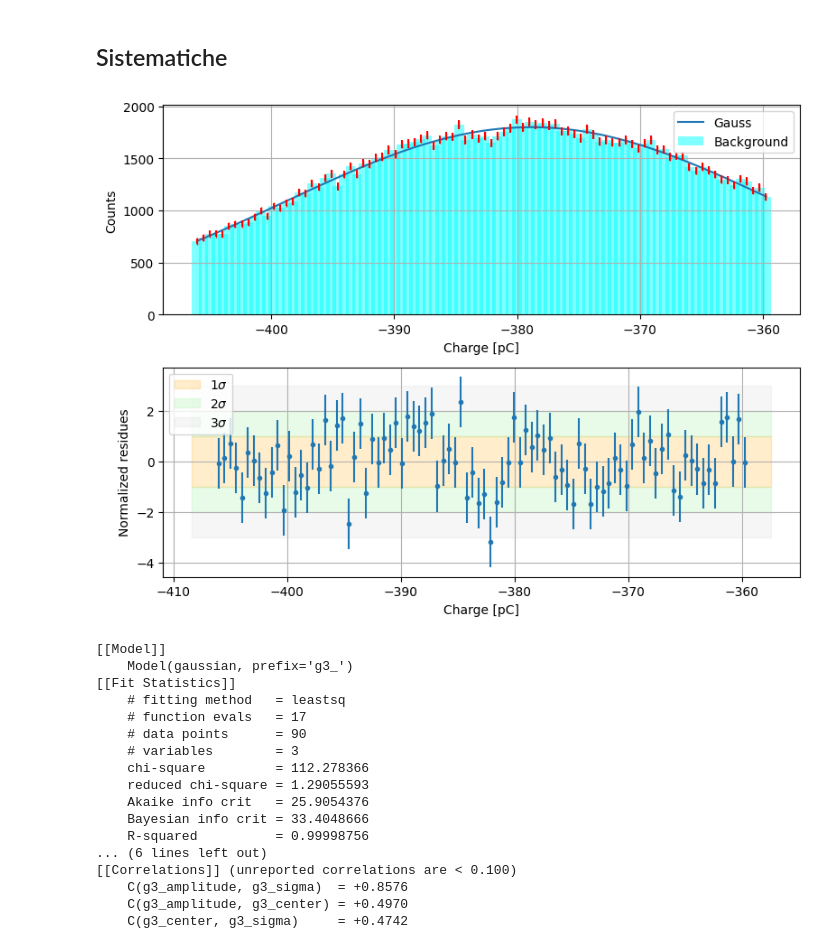
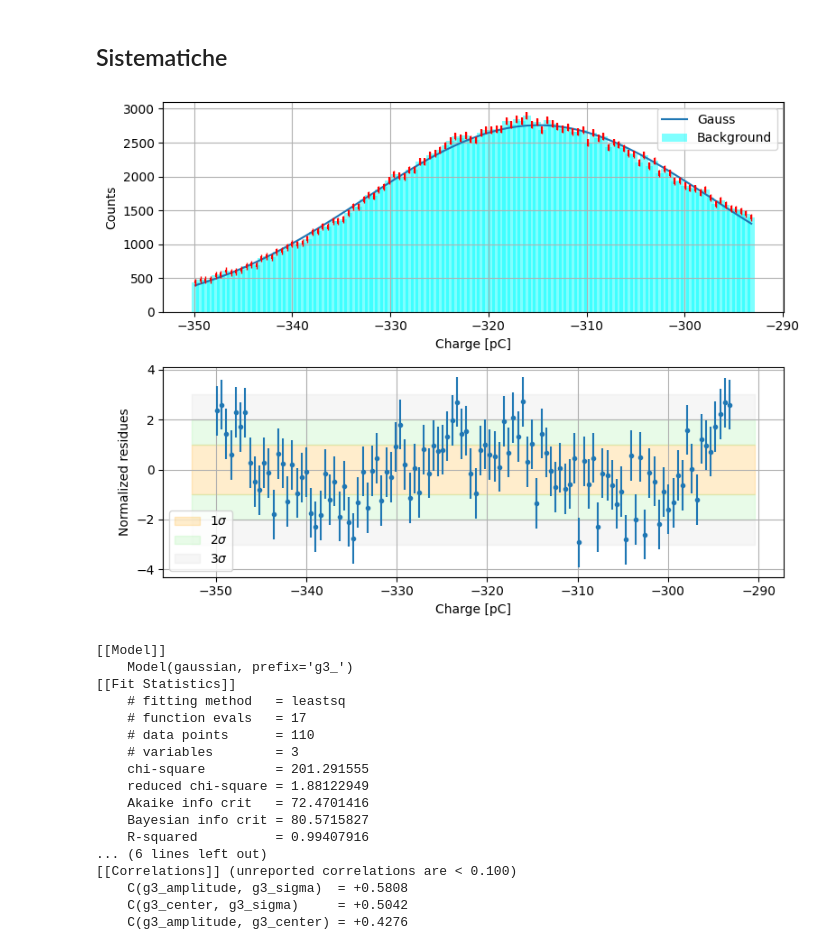
Before and after one commit to 0-DvD-0/Sfera, a Jupyter notebook: Jupyter/Fit_all_prova_ripulito.ipynb, the cells around one changed output. Drawn from its saved outputs; the diff is of its cells as text; code cells hidden in the pictures.

```diff
--- a/Jupyter/Fit_all_prova_ripulito.ipynb
+++ b/Jupyter/Fit_all_prova_ripulito.ipynb
@@ -28,10 +28,10 @@ def rebin(data, factor):
     return rebinned_data
 # %%
 PATH_MARTI="../Dati/Run_chall_ChargeHistos_4_12_2024_10M.dat"
-PATH_SAM="../Dati/12_APR/Run_chall_ChargeHistos_4_12_2024_10M.dat"
-edge_N, bin_N = load_histo(PATH_SAM)
+#PATH_SAM="../Dati/12_APR/Run_chall_ChargeHistos_4_12_2024_10M.dat"
+edge_N, bin_N = load_histo(PATH_MARTI)
 
-channel = 10
+channel = 15
 
 if(channel == 12 or channel == 13 or channel == 1):
     exit()
@@ -382,11 +364,11 @@ sist_lim_list = [[510, 605],  #ch0
                 [500, 600],  #ch8
                 [340, 470],  #ch9
                 [180, 270],  #ch10
-                [-600, -165],  #ch11
+                [540, 630],  #ch11
                 [-1, -1],  #ch12
                 [-1, -1],  #ch13
-                [-600, -140],  #ch14
-                [-600, -160]   #ch15
+                [460, 585],  #ch14
+                [480, 590]   #ch15
                 ]
 
 
@@ -416,51 +398,51 @@ comps = result2.eval_components()                        #Plotto il best fit + l
 ax1.plot(sist_cntr, comps['g3_'], label='Gauss')
 
 ax1.legend()
 ax1.errorbar(sist_cntr, sist_bin, sist_err, color = "red", fmt='|')
 ax1.grid()
 
 residueGauss = sist_bin - result2.best_fit
 norm_res_gauss = residueGauss / sist_err
 
 ax2.errorbar(sist_cntr, norm_res_gauss, 1, ls = "", marker = ".")
 ax2.grid()
 
 ax2.set_xlabel('Charge [pC]')
 ax2.set_ylabel('Normalized residues')
 
 xlim = ax2.get_xlim()
 
 ax2.fill_between(xlim, [-1, -1], [1, 1], color = "orange", alpha = 0.2, label = r'$1\sigma$')
 ax2.fill_between(xlim, [-2, -2], [-1, -1], color = "lightgreen", alpha = 0.2, label = r'$2\sigma$')
 ax2.fill_between(xlim, [1, 1], [2, 2], color = "lightgreen", alpha = 0.2)
 ax2.fill_between(xlim, [2, 2], [3, 3], color = "lightgray", alpha = 0.2, label = r'$3\sigma$')
 ax2.fill_between(xlim, [-3, -3], [-2, -2], color = "lightgray", alpha = 0.2)
 
 ax2.legend()
 fig.tight_layout()
 plt.show()
 
 
 print(result2.fit_report())
 # %% [output]
-[figure, old version]
+[figure, new version]
 [[Model]]
     Model(gaussian, prefix='g3_')
 [[Fit Statistics]]
     # fitting method   = leastsq
     # function evals   = 17
-    # data points      = 90
+    # data points      = 110
     # variables        = 3
-    chi-square         = 112.278366
-    reduced chi-square = 1.29055593
-    Akaike info crit   = 25.9054376
-    Bayesian info crit = 33.4048666
-    R-squared          = 0.99998756
+    chi-square         = 201.291555
+    reduced chi-square = 1.88122949
+    Akaike info crit   = 72.4701416
+    Bayesian info crit = 80.5715827
+    R-squared          = 0.99407916
 ... (6 lines left out)
 [[Correlations]] (unreported correlations are < 0.100)
-    C(g3_amplitude, g3_sigma)  = +0.8576
-    C(g3_amplitude, g3_center) = +0.4970
-    C(g3_center, g3_sigma)     = +0.4742
+    C(g3_amplitude, g3_sigma)  = +0.5808
+    C(g3_center, g3_sigma)     = +0.5042
+    C(g3_amplitude, g3_center) = +0.4276
 # %%
 print(f'La sistematica è {result.params["g1_center"].value - result2.params["g3_center"].value}')
 # %% [output]
```
Also changed, not shown: parts of 6 cells of this notebook, 3 other files.
